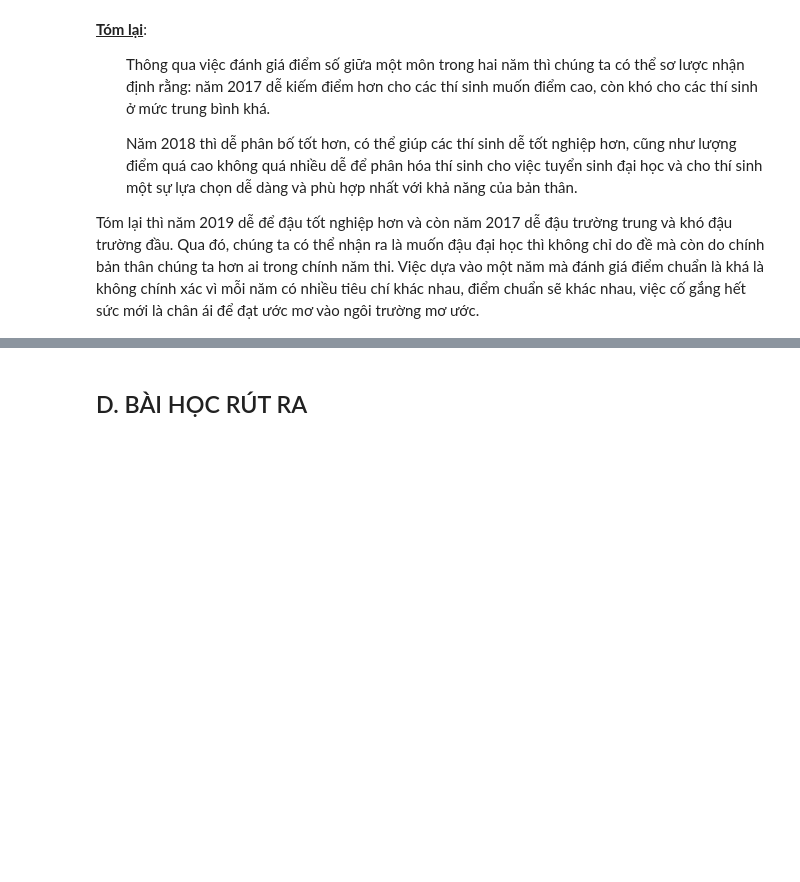
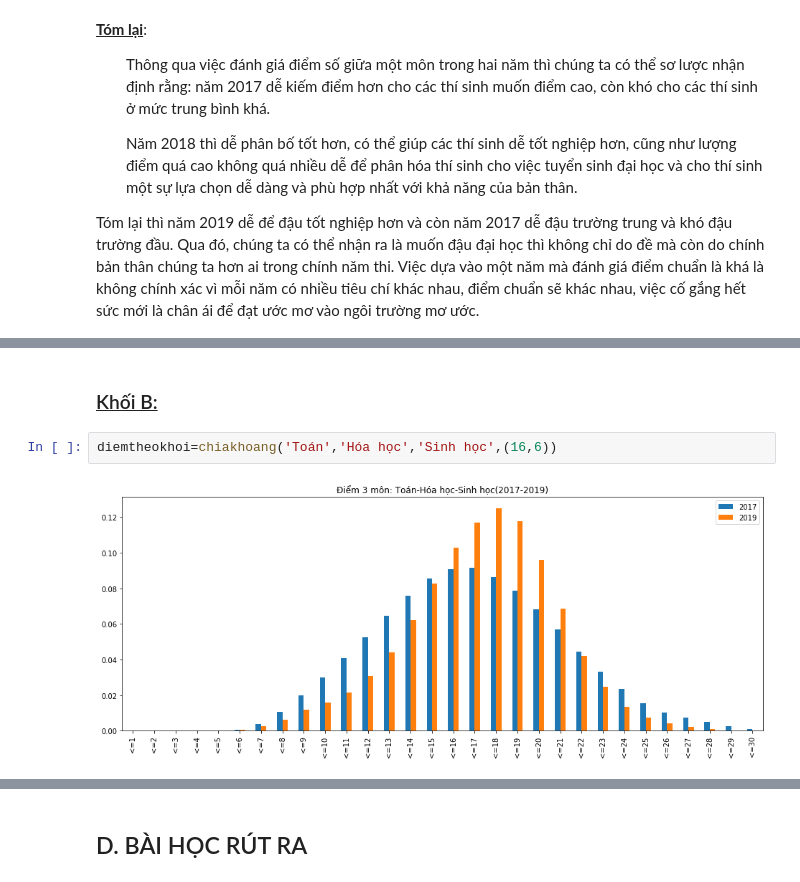
Before and after one commit to ngocbinh53/KHDL, a Jupyter notebook: 1712293-NguyenNgocBinh.ipynb, the cells around one changed output, grey strips where cells are left out. Cells and saved outputs as stored; diff of their text form; blank space fills up the shorter version.

```diff
--- a/1712293-NguyenNgocBinh.ipynb
+++ b/1712293-NguyenNgocBinh.ipynb
@@ -684,0 +761,6 @@ Tóm lại thì năm 2019 dễ để đậu tốt nghiệp hơn và còn năm 20
+# %% [markdown]
+### <u>Khối B:</u>
+# %%
+diemtheokhoi=chiakhoang('Toán','Hóa học','Sinh học',(16,6))
+# %% [output]
+[figure, added]
```
Also changed, not shown: parts of 36 cells of this notebook.
